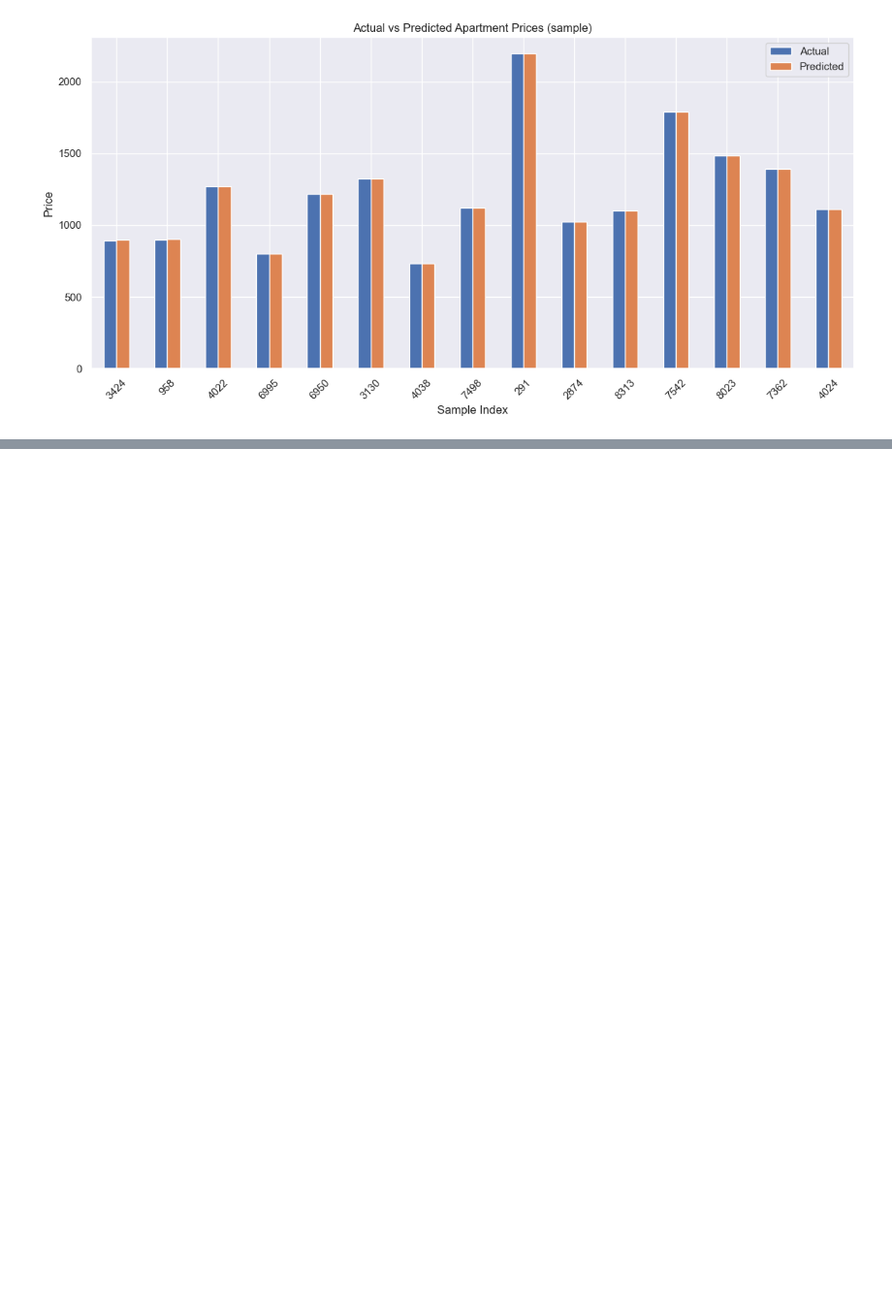
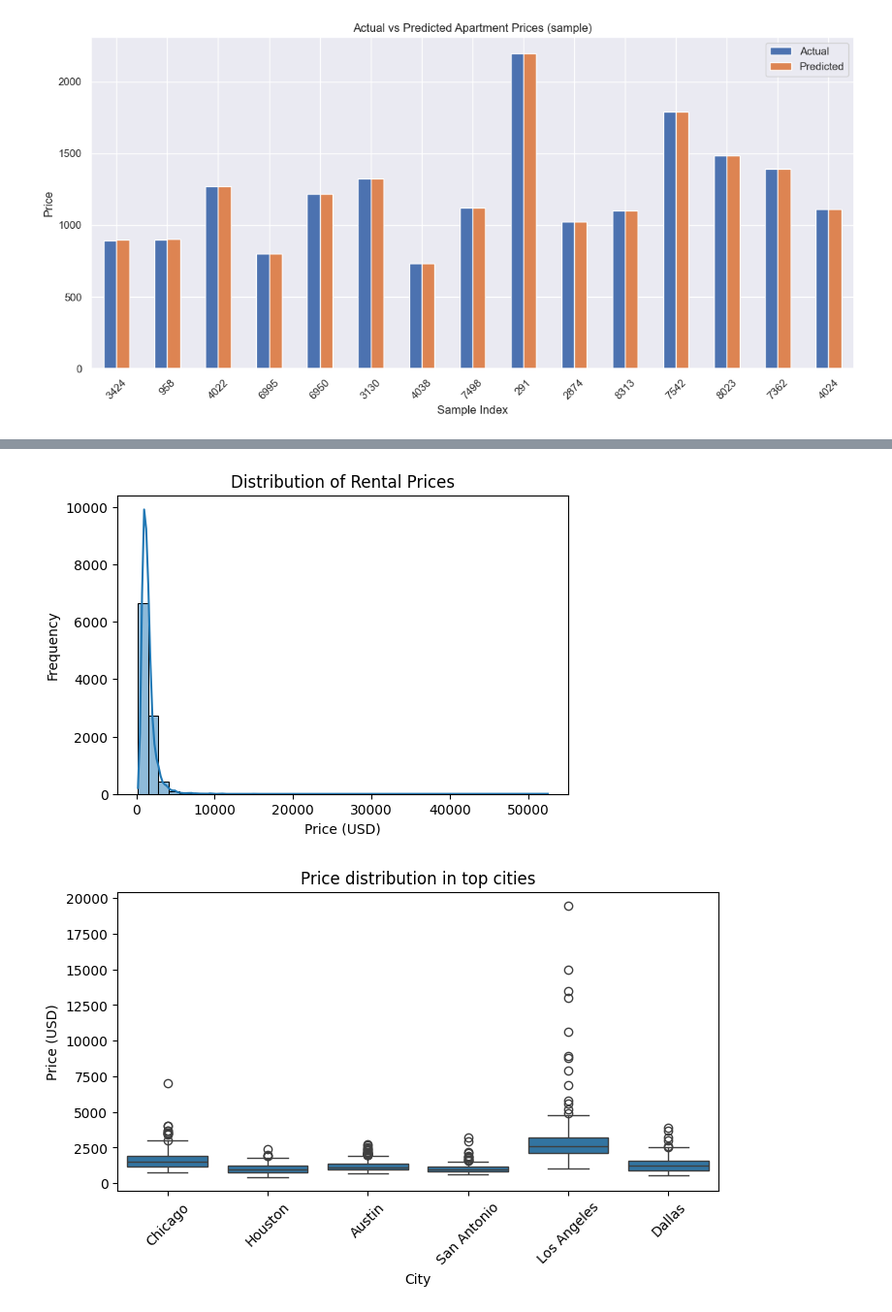
Before and after one commit to beatricemailum/CSCI316_GroupAssignment, a Jupyter notebook: CSCI316_G18_Task1.ipynb, the cells around one changed output, grey strips where cells are left out. Shown: that part at 97% size. Saved outputs shown, nothing was run; the diff lists cells and outputs as text; code cells hidden in the pictures; blank space fills up the shorter version.

```diff
--- a/CSCI316_G18_Task1.ipynb
+++ b/CSCI316_G18_Task1.ipynb
@@ -397,0 +414,18 @@ plt.show()
+# %%
+# Load the dataset
+CSV_PATH = 'apartments_for_rent_classified_10K.csv'
+df = pd.read_csv(CSV_PATH, sep=None, engine="python", encoding="cp1252")
+
+df.columns = (
+    df.columns                # Get the current column names
+      .str.strip()            # Remove leading/trailing spaces
+      .str.lower()            # Convert all letters to lowercase
+      .str.replace(r"\s+", "_", regex=True)  # Replace spaces/tabs with underscores
+)
+
+# Drop columns that are not needed for prediction
+cols_to_drop = ['price_display']
+df = df.drop(columns=cols_to_drop)
+
+# Display first few rows
+df.head()
@@ -397,0 +440,22 @@ plt.show()
+# %%
+# Visualise the distribution of the target variable
+plt.figure(figsize=(6,4))
+sns.histplot(df['price'], bins=40, kde=True)
+plt.title('Distribution of Rental Prices')
+plt.xlabel('Price (USD)')
+plt.ylabel('Frequency')
+plt.show()
+
+# If city names are available, show price distribution across the most common cities
+if 'cityname' in df.columns:
+    top_cities = df['cityname'].value_counts().head(6).index
+    plt.figure(figsize=(8,4))
+    sns.boxplot(x='cityname', y='price', data=df[df['cityname'].isin(top_cities)])
+    plt.title('Price distribution in top cities')
+    plt.xlabel('City')
+    plt.ylabel('Price (USD)')
+    plt.xticks(rotation=45)
+    plt.show()
+# %% [output]
+[figure, added]
+[figure, added]
```
Also changed, not shown: parts of 7 cells of this notebook.
